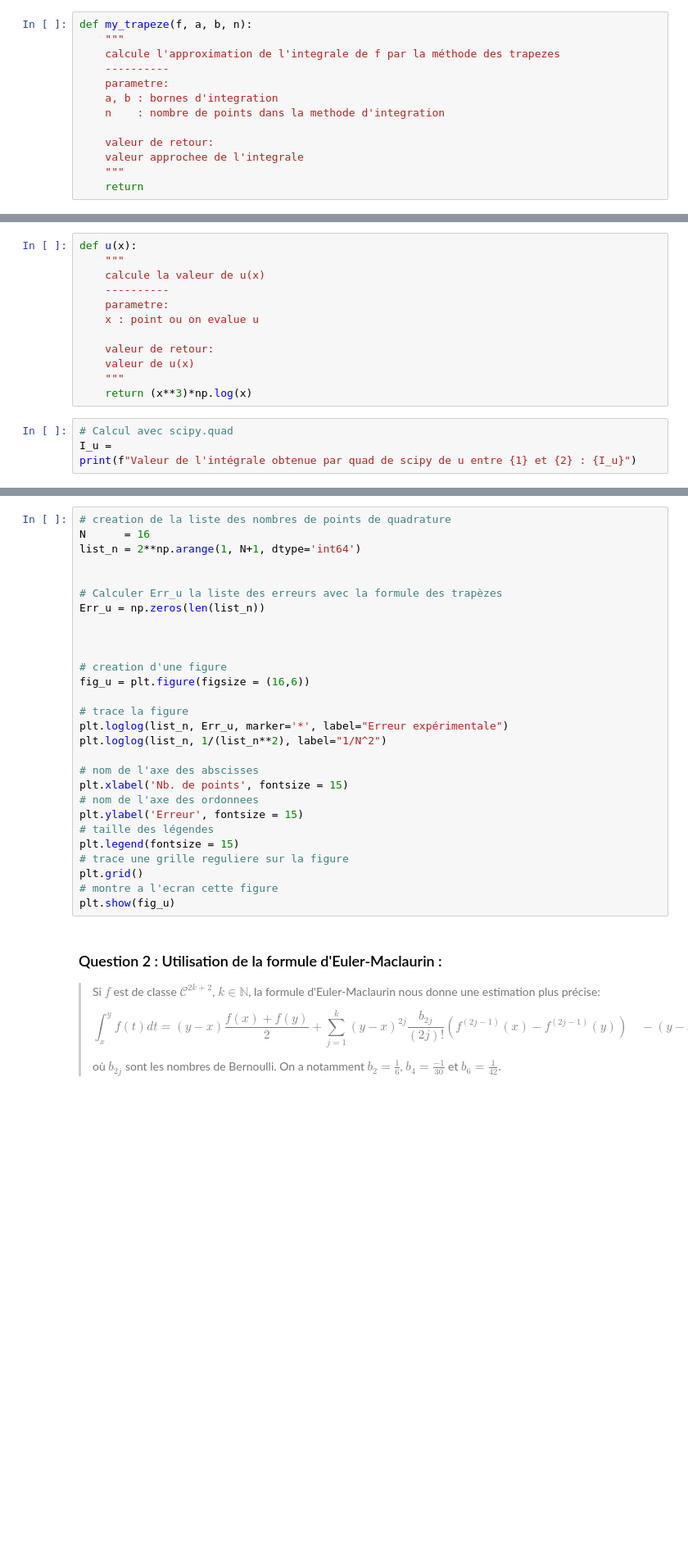
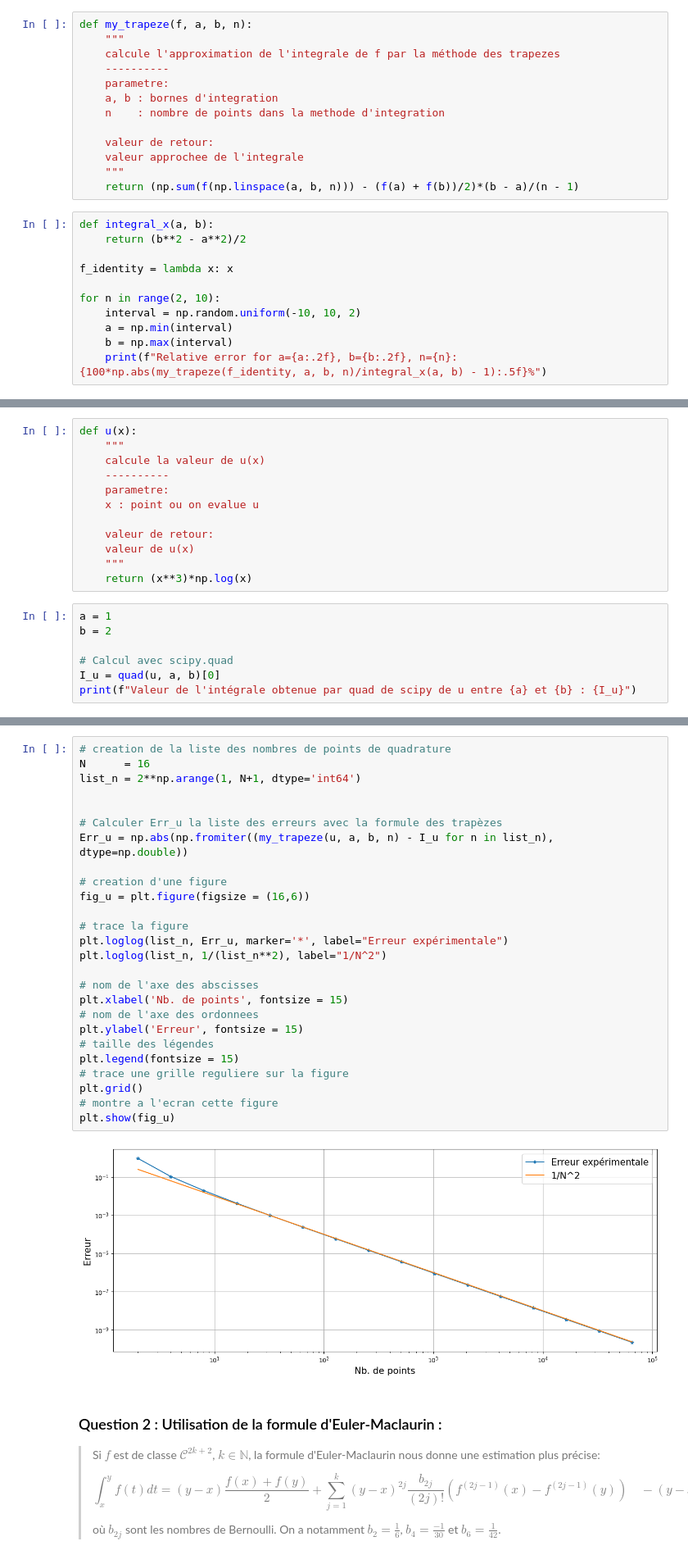
Before and after one commit to Eric-Guerra-Ribeiro/AMP_41012, a Jupyter notebook: pc3.ipynb, the cells around one changed output, grey strips where cells are left out. Shown at 82% size. Drawn from its saved outputs; the diff is of its cells as text; blank space fills up the shorter version.

```diff
--- a/pc3.ipynb
+++ b/pc3.ipynb
@@ -70,4 +90,15 @@ def my_trapeze(f, a, b, n):
     valeur de retour:
     valeur approchee de l'integrale
     """
-    return
+    return (np.sum(f(np.linspace(a, b, n))) - (f(a) + f(b))/2)*(b - a)/(n - 1)
+# %%
+def integral_x(a, b):
+    return (b**2 - a**2)/2
+
+f_identity = lambda x: x
+
+for n in range(2, 10):
+    interval = np.random.uniform(-10, 10, 2)
+    a = np.min(interval)
+    b = np.max(interval)
+    print(f"Relative error for a={a:.2f}, b={b:.2f}, n={n}: {100*np.abs(my_trapeze(f_identity, a, b, n)/integral_x(a, b) - 1):.5f}%")
@@ -84,6 +124,9 @@ def u(x):
     """
     return (x**3)*np.log(x)
 # %%
+a = 1
+b = 2
+
 # Calcul avec scipy.quad
-I_u =
-print(f"Valeur de l'intégrale obtenue par quad de scipy de u entre {1} et {2} : {I_u}")
+I_u = quad(u, a, b)[0]
+print(f"Valeur de l'intégrale obtenue par quad de scipy de u entre {a} et {b} : {I_u}")
@@ -90,31 +135,31 @@ print(f"Valeur de l'intégrale obtenue par quad de scipy de u entre {1} et {2} :
 # %%
 # creation de la liste des nombres de points de quadrature
 N      = 16
 list_n = 2**np.arange(1, N+1, dtype='int64')
 
 
 # Calculer Err_u la liste des erreurs avec la formule des trapèzes
-Err_u = np.zeros(len(list_n))
-
-
+Err_u = np.abs(np.fromiter((my_trapeze(u, a, b, n) - I_u for n in list_n), dtype=np.double))
 
 # creation d'une figure
 fig_u = plt.figure(figsize = (16,6))
 
 # trace la figure
 plt.loglog(list_n, Err_u, marker='*', label="Erreur expérimentale")
 plt.loglog(list_n, 1/(list_n**2), label="1/N^2")
 
 # nom de l'axe des abscisses
 plt.xlabel('Nb. de points', fontsize = 15)
 # nom de l'axe des ordonnees
 plt.ylabel('Erreur', fontsize = 15)
 # taille des légendes
 plt.legend(fontsize = 15)
 # trace une grille reguliere sur la figure
 plt.grid()
 # montre a l'ecran cette figure
 plt.show(fig_u)
+# %% [output]
+[figure, added]
 # %% [markdown]
 ### Question 2 : Utilisation de la formule d'Euler-Maclaurin :
 
```
Also changed, not shown: parts of 25 cells of this notebook.
